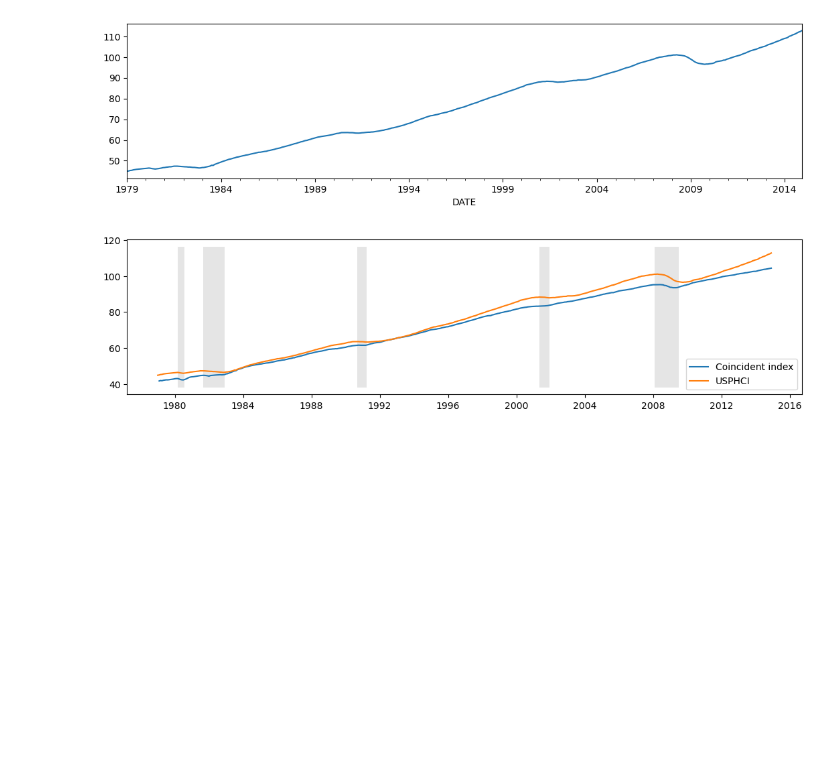
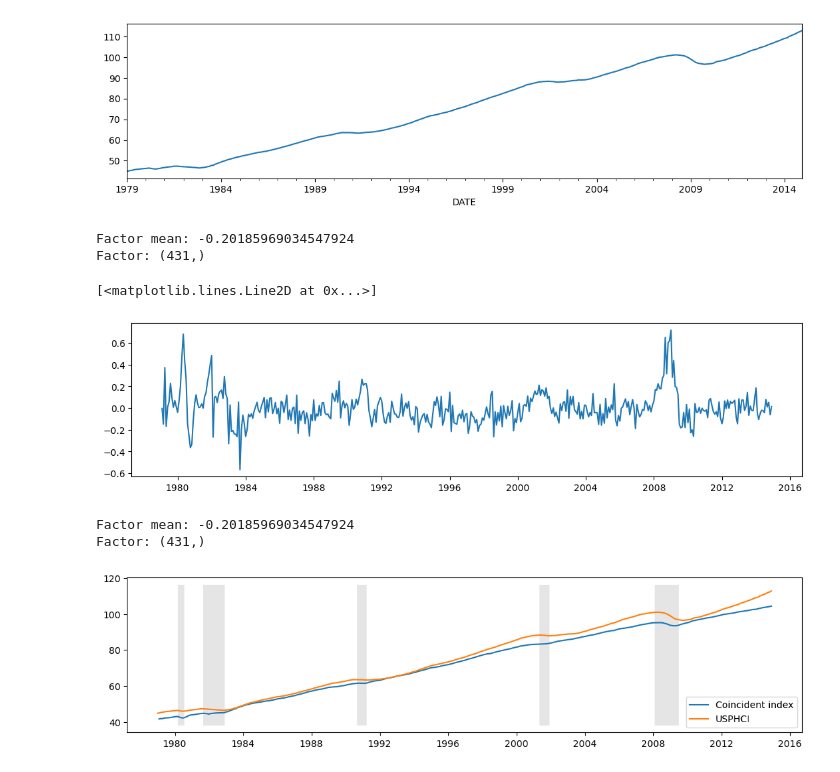
Before and after one commit to andreacate/GSoC2025_PyMC_extracode, a Jupyter notebook: StatsModel_DFM_coincident2.ipynb, the cells around one changed output. Cells and saved outputs as stored; diff of their text form; code cells hidden in the pictures; blank space fills up the shorter version.

```diff
--- a/StatsModel_DFM_coincident2.ipynb
+++ b/StatsModel_DFM_coincident2.ipynb
@@ -269,6 +270,8 @@ def compute_coincident_index(mod, res):
 
     # Normalize the factors
     factor = res.factors.filtered[0]
+    print("Factor mean:", factor_mean)
+    print("Factor:", factor.shape)
     factor *= np.std(usphci.diff()[1:]) / np.std(factor)
 
     # Compute the coincident index
@@ -285,12 +288,22 @@ def compute_coincident_index(mod, res):
     # Normalize to use the same base year as USPHCI
     coincident_index *= usphci.loc["1992-07-01"] / coincident_index.loc["1992-07-01"]
 
-    return coincident_index
+    return coincident_index, factor
+# %%
+# Compute the index
+coincident_index, factor = compute_coincident_index(mod, res)
+fig, ax = plt.subplots(figsize=(13, 3))
+ax.plot(dates, factor, label="Coincident index")
+# %% [output]
+Factor mean: -0.20185969034547924
+Factor: (431,)
+[<matplotlib.lines.Line2D at 0x...>]
+[figure, added]
 # %%
 fig, ax = plt.subplots(figsize=(13, 3))
 
 # Compute the index
-coincident_index = compute_coincident_index(mod, res)
+coincident_index, factor = compute_coincident_index(mod, res)
 
 # Plot the factor
 dates = endog.index._mpl_repr()
@@ -304,4 +317,6 @@ ax.fill_between(
     dates[:-3], ylim[0], ylim[1], rec.values[:-4, 0], facecolor="k", alpha=0.1
 );
 # %% [output]
+Factor mean: -0.20185969034547924
+Factor: (431,)
 [figure]
```
Also changed, not shown: parts of 6 cells of this notebook, 8 other files.
